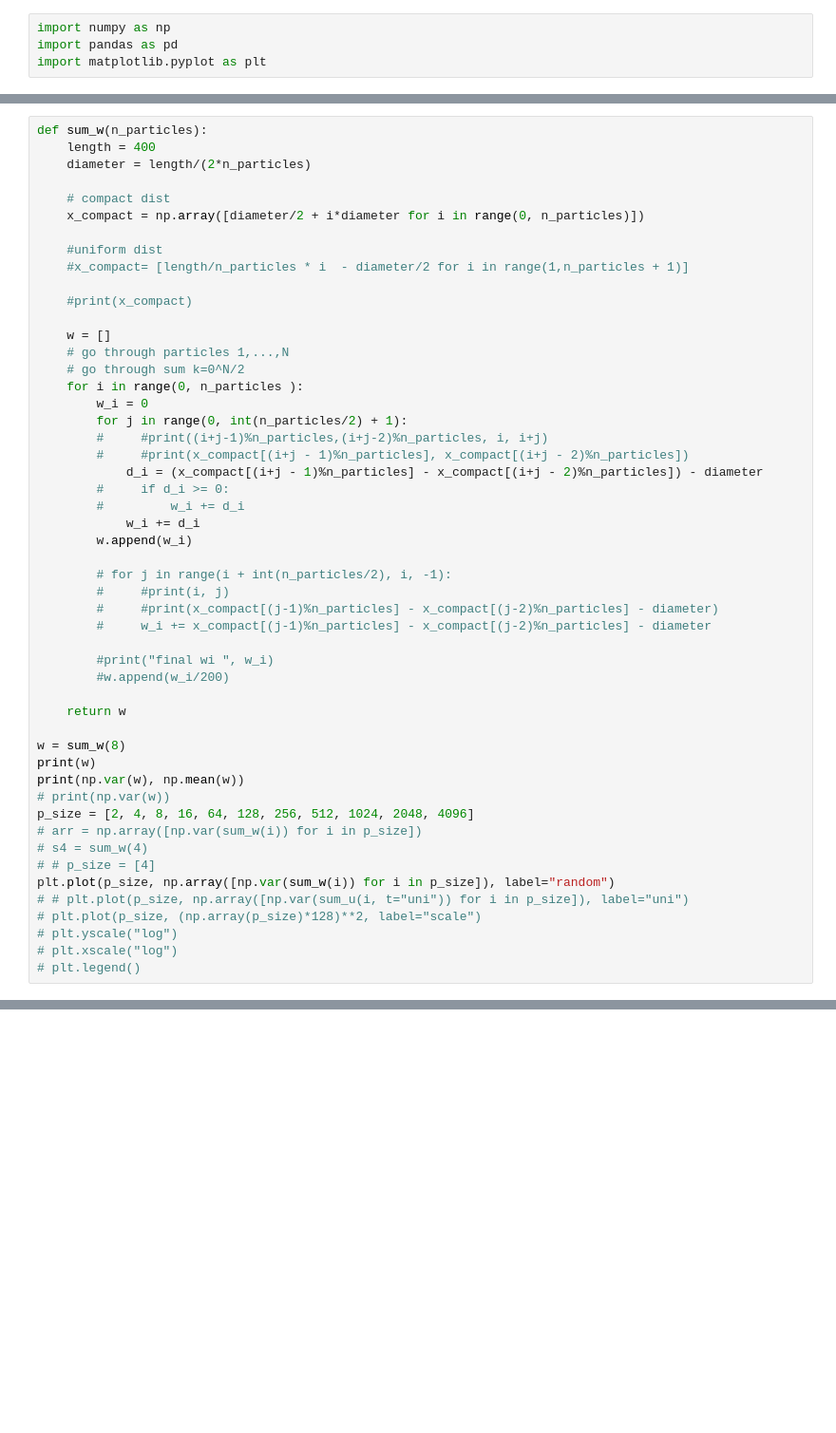
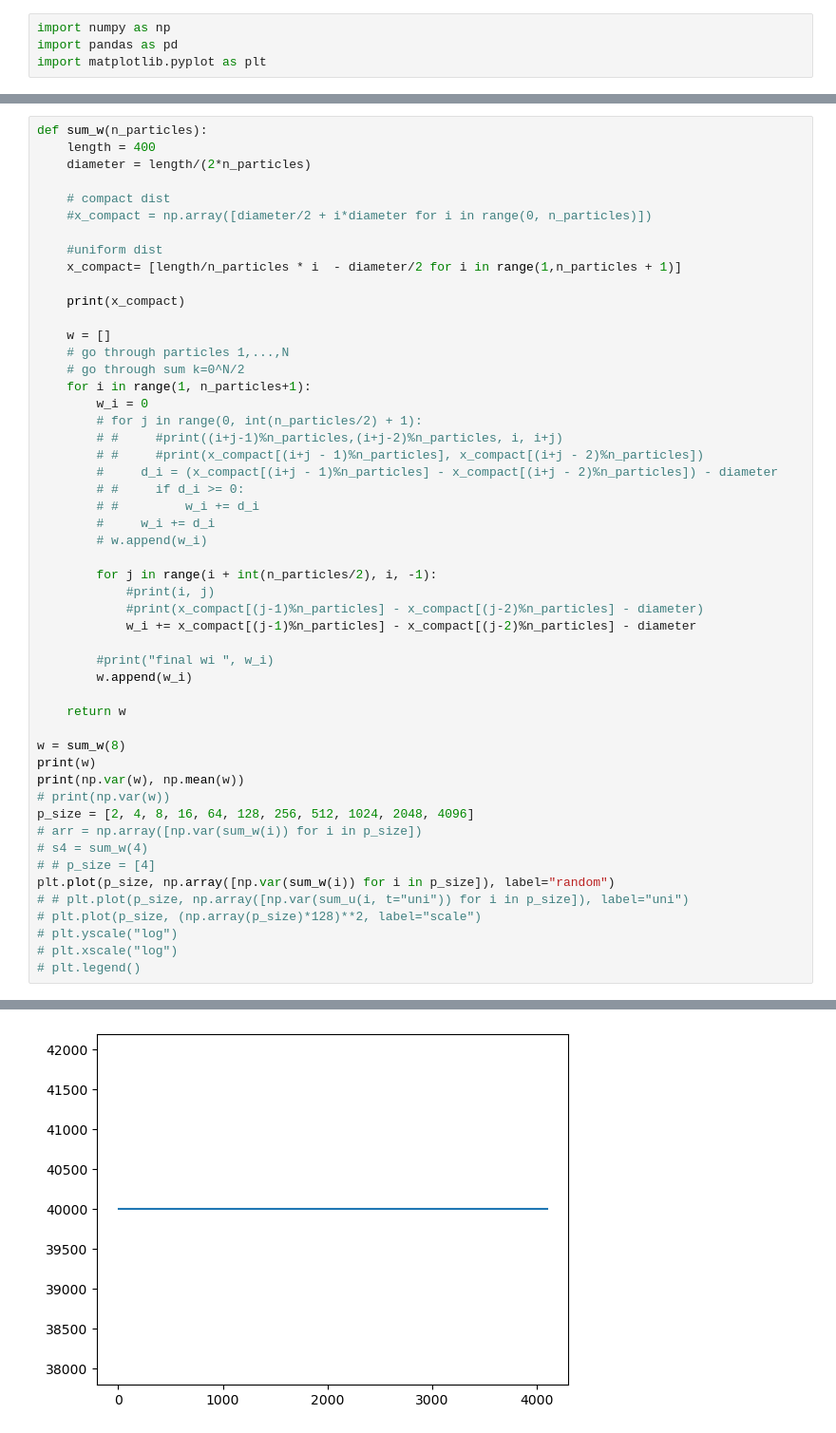
Before and after one commit to plumol/monte-carlo-simulations, a Jupyter notebook: mixing_times.ipynb, the cells around one changed output, grey strips where cells are left out. Shown at 95% size. Cells and saved outputs as stored; diff of their text form; blank space fills up the shorter version.

```diff
--- a/mixing_times.ipynb
+++ b/mixing_times.ipynb
@@ -163,34 +181,34 @@ def sum_w(n_particles):
     diameter = length/(2*n_particles)
 
     # compact dist
-    x_compact = np.array([diameter/2 + i*diameter for i in range(0, n_particles)])
+    #x_compact = np.array([diameter/2 + i*diameter for i in range(0, n_particles)])
 
     #uniform dist
-    #x_compact= [length/n_particles * i  - diameter/2 for i in range(1,n_particles + 1)]
+    x_compact= [length/n_particles * i  - diameter/2 for i in range(1,n_particles + 1)]
 
-    #print(x_compact)
+    print(x_compact)
 
     w = []
     # go through particles 1,...,N
     # go through sum k=0^N/2
-    for i in range(0, n_particles ):
+    for i in range(1, n_particles+1):
         w_i = 0
-        for j in range(0, int(n_particles/2) + 1):
-        #     #print((i+j-1)%n_particles,(i+j-2)%n_particles, i, i+j)
-        #     #print(x_compact[(i+j - 1)%n_particles], x_compact[(i+j - 2)%n_particles])
-            d_i = (x_compact[(i+j - 1)%n_particles] - x_compact[(i+j - 2)%n_particles]) - diameter
-        #     if d_i >= 0:
-        #         w_i += d_i
-            w_i += d_i
-        w.append(w_i)
+        # for j in range(0, int(n_particles/2) + 1):
+        # #     #print((i+j-1)%n_particles,(i+j-2)%n_particles, i, i+j)
+        # #     #print(x_compact[(i+j - 1)%n_particles], x_compact[(i+j - 2)%n_particles])
+        #     d_i = (x_compact[(i+j - 1)%n_particles] - x_compact[(i+j - 2)%n_particles]) - diameter
+        # #     if d_i >= 0:
+        # #         w_i += d_i
+        #     w_i += d_i
+        # w.append(w_i)
 
-        # for j in range(i + int(n_particles/2), i, -1):
-        #     #print(i, j)
-        #     #print(x_compact[(j-1)%n_particles] - x_compact[(j-2)%n_particles] - diameter)
-        #     w_i += x_compact[(j-1)%n_particles] - x_compact[(j-2)%n_particles] - diameter
+        for j in range(i + int(n_particles/2), i, -1):
+            #print(i, j)
+            #print(x_compact[(j-1)%n_particles] - x_compact[(j-2)%n_particles] - diameter)
+            w_i += x_compact[(j-1)%n_particles] - x_compact[(j-2)%n_particles] - diameter
 
         #print("final wi ", w_i)
-        #w.append(w_i/200)
+        w.append(w_i)
 
     return w
 
@@ -213,0 +245 @@ plt.plot(p_size, np.array([np.var(sum_w(i)) for i in p_size]), label="random")
+[figure, added]
```
Also changed, not shown: parts of 3 cells of this notebook, 14 other files.
